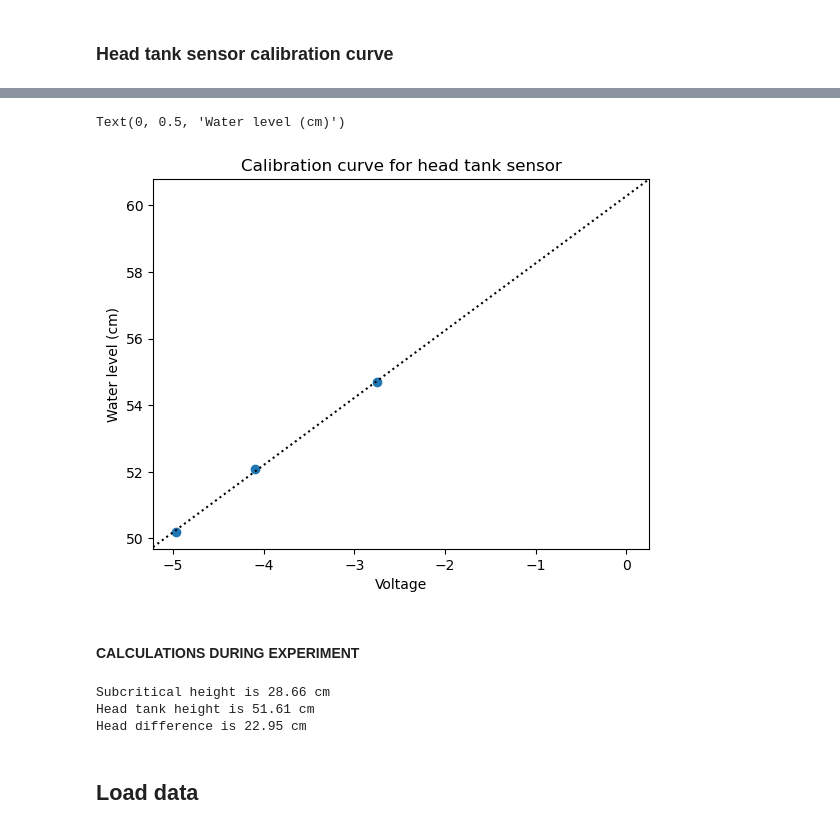
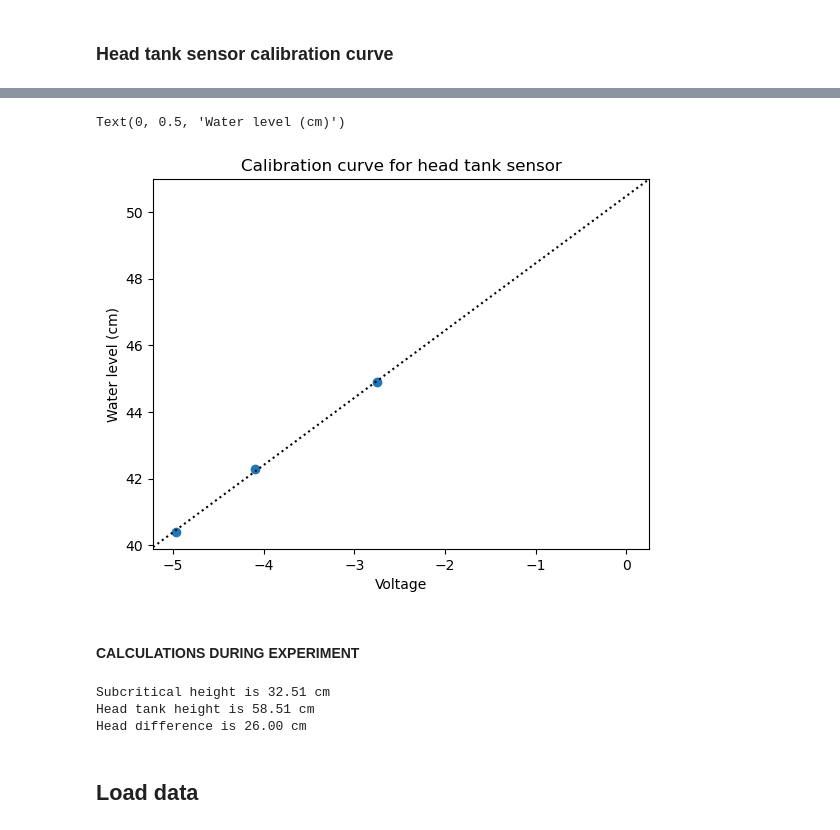
Before and after one commit to clairewang23/hre-model, a Jupyter notebook: Lab/sensor_data/exp4/Experiment4_Processing.ipynb, the cells around one changed output, grey strips where cells are left out. Drawn from its saved outputs; the diff is of its cells as text; code cells hidden in the pictures.

```diff
--- a/Lab/sensor_data/exp4/Experiment4_Processing.ipynb
+++ b/Lab/sensor_data/exp4/Experiment4_Processing.ipynb
@@ -66,9 +67,10 @@ head_distance = np.array([9.6, 12.2, 14.1])    # cm, sensor distance from water
 head_df = pd.DataFrame({'Voltage':head_voltage, 'Distance':head_distance})
 
 # convert distance from water surface to water level
-dist_bottom_to_vernier = 140 # cm UNCERTAIN MEASUREMENT
-vernier_reading = 0.116*30.48 # ft to cm THIS WILL BE MODIFIED THROUGHOUT EXPERIMENT SO WATCH THIS WHEN PROCESSING DATA
-length_vernier = 79.24 # cm UNCERTAIN MEASUREMENT
+dist_bottom_to_vernier = 143.4 # cm
+vernier_reading = 0 # ADD VERNIER READING TO WHATEVER OLS SPITS OUT FOR AN ACCURATE INTERCEPT
+#vernier_reading = 0.452*30.48 # ft to cm THIS WILL BE MODIFIED THROUGHOUT EXPERIMENT SO WATCH THIS WHEN PROCESSING DATA
+length_vernier = 88.9 # cm
 
 head_df['Height'] = dist_bottom_to_vernier - (length_vernier - vernier_reading) - head_df['Distance']
 
@@ -90,10 +92,10 @@ b1 = 2.01989757815
 Text(0, 0.5, 'Water level (cm)')
-[figure, old version]
+[figure, new version]
 # %% [markdown]
 #### CALCULATIONS DURING EXPERIMENT
 # %%
-voltage_subcritical = -3.6111
-voltage_head = -2.9972
+voltage_subcritical = -1.9178
+voltage_head = -2.8499
 
 height_subcritical = sub_b0 + sub_b1 * voltage_subcritical
 height_head = head_b0 + head_b1 * voltage_head
@@ -103,9 +105,9 @@ print(f'Subcritical height is {height_subcritical:0.2f} cm')
 print(f'Head tank height is {height_head:0.2f} cm')
 print(f'Head difference is {head_diff:0.2f} cm')
 # %% [output]
-Subcritical height is 28.66 cm
-Head tank height is 51.61 cm
-Head difference is 22.95 cm
+Subcritical height is 32.51 cm
+Head tank height is 58.51 cm
+Head difference is 26.00 cm
 # %% [markdown]
 ## Load data
 # %% [markdown]
```
Also changed, not shown: parts of 11 cells of this notebook, 12 other files.
